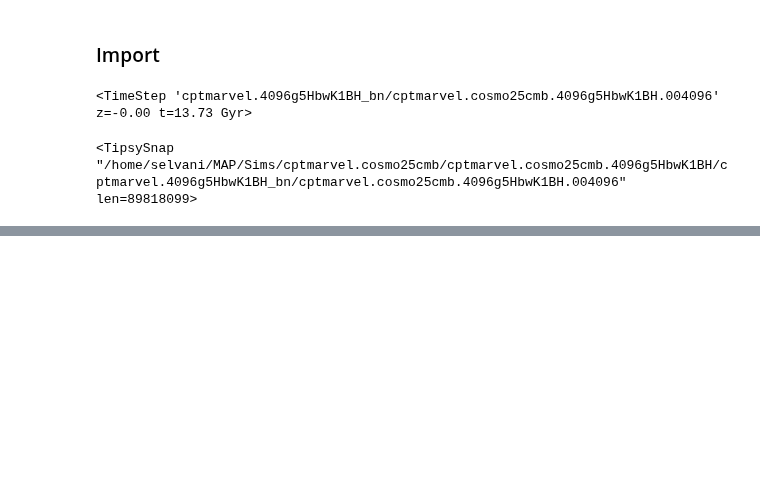
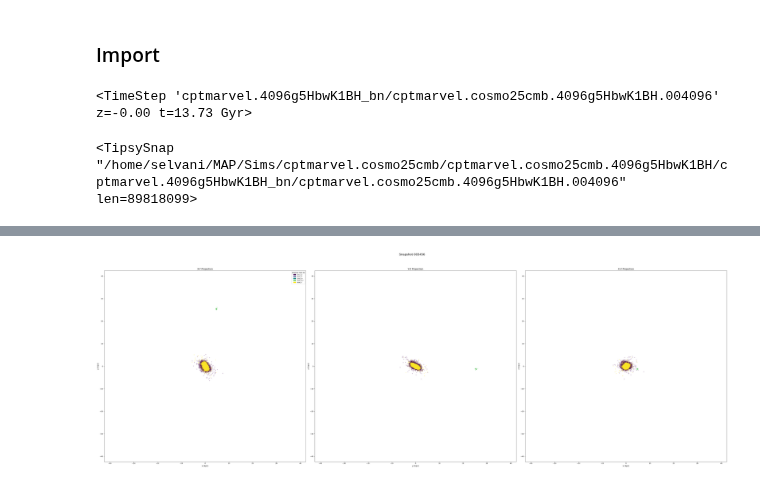
Before and after one commit to CharlotteRuth/startrace, a Jupyter notebook: AnnaWright_startrace/PlotHaloMergers.ipynb, the cells around one changed output, grey strips where cells are left out. Drawn from its saved outputs; the diff is of its cells as text; code cells hidden in the pictures; blank space fills up the shorter version.

```diff
--- a/AnnaWright_startrace/PlotHaloMergers.ipynb
+++ b/AnnaWright_startrace/PlotHaloMergers.ipynb
@@ -108,0 +603,15 @@ for timestep in all_timesteps:
+# %%
+halo = halos_stars_dict[timestep][2]  # Use the first halo for demonstration
+print(halo)
+
+roughcen = halo['shrink_center']
+try:
+    rad = halo['Rvir']
+except:
+    rad = halo['max_radius']
+
+sp = s[pynbody.filt.Sphere(SimArray([rad/2], "kpc"), roughcen)].load_copy()
+sp.physical_units()
+sp['pos'] -= roughcen
+ns = len(sp.s)
+print(ns)
@@ -108,0 +621,5 @@ for timestep in all_timesteps:
+# %%
+mask = np.where(sp.s['amiga.grp'] == halo.halo_number)[0]
+# mask = np.where(sp.s['amiga.grp'] == sp.s['amiga.grp'])[0] # dummy to ignore mask
+# %%
+haloids = [halo_particle_dict[part] for part in sp.s['iord'][mask]]
@@ -108,0 +634,78 @@ for timestep in all_timesteps:
+# %%
+import numpy as np
+
+# Ensure haloids is a numpy array for efficient processing
+haloids = np.array(haloids)
+
+# 1. Find the unique halo IDs to create a color mapping
+unique_haloids = np.unique(haloids)
+
+# 2. Create a color map that assigns a unique color to each halo ID.
+#    Using a qualitative colormap like 'tab20' is good for distinct categories.
+num_unique_halos = len(unique_haloids)
+# Use a robust colormap that can handle many categories
+if num_unique_halos <= 10:
+    colors = plt.cm.get_cmap('viridis', num_unique_halos)
+else:
+    # For more than 20 halos, 'viridis' or 'plasma' can work, though colors may be less distinct
+    colors = plt.cm.get_cmap('viridis', num_unique_halos)
+
+color_map = {hid: colors(i) for i, hid in enumerate(unique_haloids)}
+
+# 3. Create an array of colors for each star particle
+particle_colors = [color_map[hid] for hid in haloids]
+
+# 4. Create the scatter plot
+fig, axes = plt.subplots(1, 3, figsize=(54, 18))
+
+# Define projections
+projections = [
+    {'ax': axes[0], 'dims': [0, 1], 'labels': ['x (kpc)', 'y (kpc)'], 'title': 'X-Y Projection'},
+    {'ax': axes[1], 'dims': [1, 2], 'labels': ['y (kpc)', 'z (kpc)'], 'title': 'Y-Z Projection'},
+    {'ax': axes[2], 'dims': [0, 2], 'labels': ['x (kpc)', 'z (kpc)'], 'title': 'X-Z Projection'}
+]
+
+pos_data = sp.s['pos'][mask]
+
+for proj in projections:
+    ax = proj['ax']
+    dim1 = proj['dims'][0]
+    dim2 = proj['dims'][1]
+
+    ax.scatter(
+        pos_data[:, dim1],
+        pos_data[:, dim2],
+        c=particle_colors,
+        s=25.0,  # Very small marker size for many points
+        alpha=0.25, # Use transparency to see overlapping structures
+        edgecolors='none' # Remove marker edges for a cleaner look
+    )
+
+    ax.set_title(proj['title'], fontsize=14)
+    ax.set_xlabel(proj['labels'][0], fontsize=12)
+    ax.set_ylabel(proj['labels'][1], fontsize=12)
+
+    if rad:
+        ax.set_xlim(-rad, rad)
+        ax.set_ylim(-rad, rad)
+
+legend_patches = [mpatches.Patch(color=color_map[hid], label=hid) for hid in unique_haloids]
+# Display the legend
+if num_unique_halos <= 20:
+    axes[0].legend(handles=legend_patches, title="Original Halo ID", loc='upper right', fontsize=8)
+else:
+    print(f"Warning: {num_unique_halos} unique halos found. Legend will not be displayed to avoid clutter.")
+
+fig.suptitle(f"Snapshot {timestep}", fontsize=18, y=1.02)
+plt.tight_layout(rect=[0, 0, 1, 0.98])
+# 6. Set plot titles and labels
+# plt.title("Stellar Positions Colored by Original Halo", fontsize=16)
+# plt.xlabel("x (kpc)", fontsize=12)
+# plt.ylabel("y (kpc)", fontsize=12)
+# plt.xlim(-rad, rad)
+# plt.ylim(-rad, rad)
+# plt.gca().set_aspect('equal', adjustable='box') # Ensure x and y axes have the same scale
+# plt.grid(True, linestyle='--', alpha=0.5)
+plt.show()
+# %% [output]
+[figure, added]
```
Also changed, not shown: parts of 42 cells of this notebook, 13 other files.
